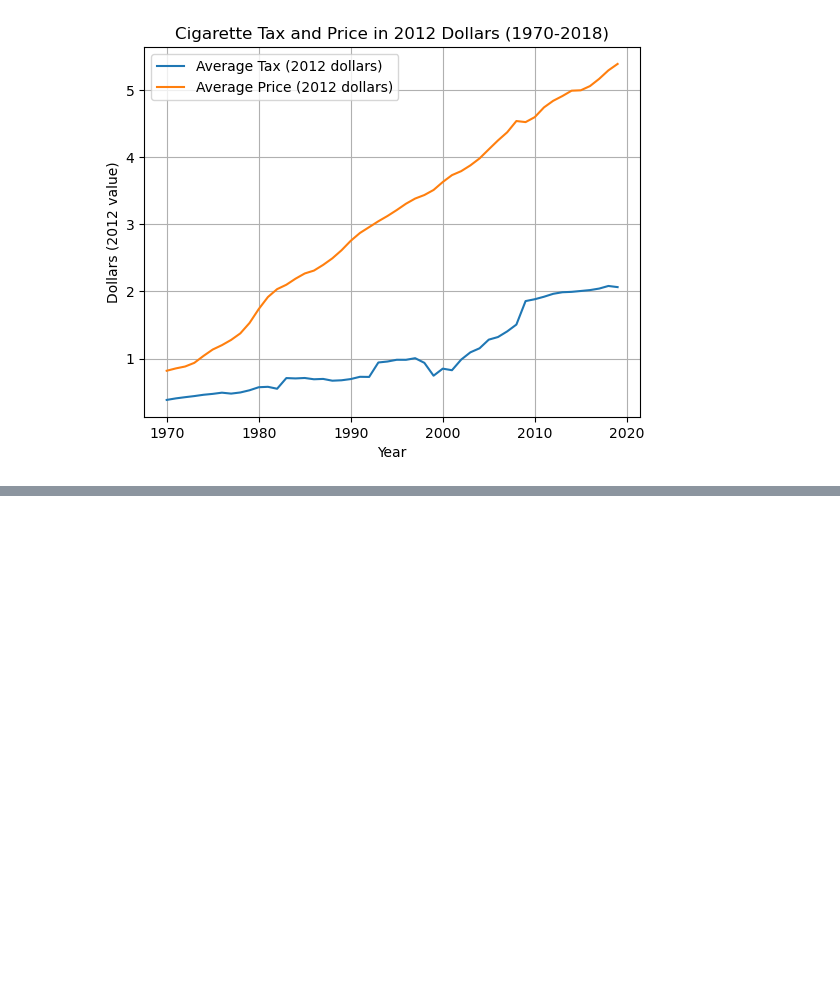
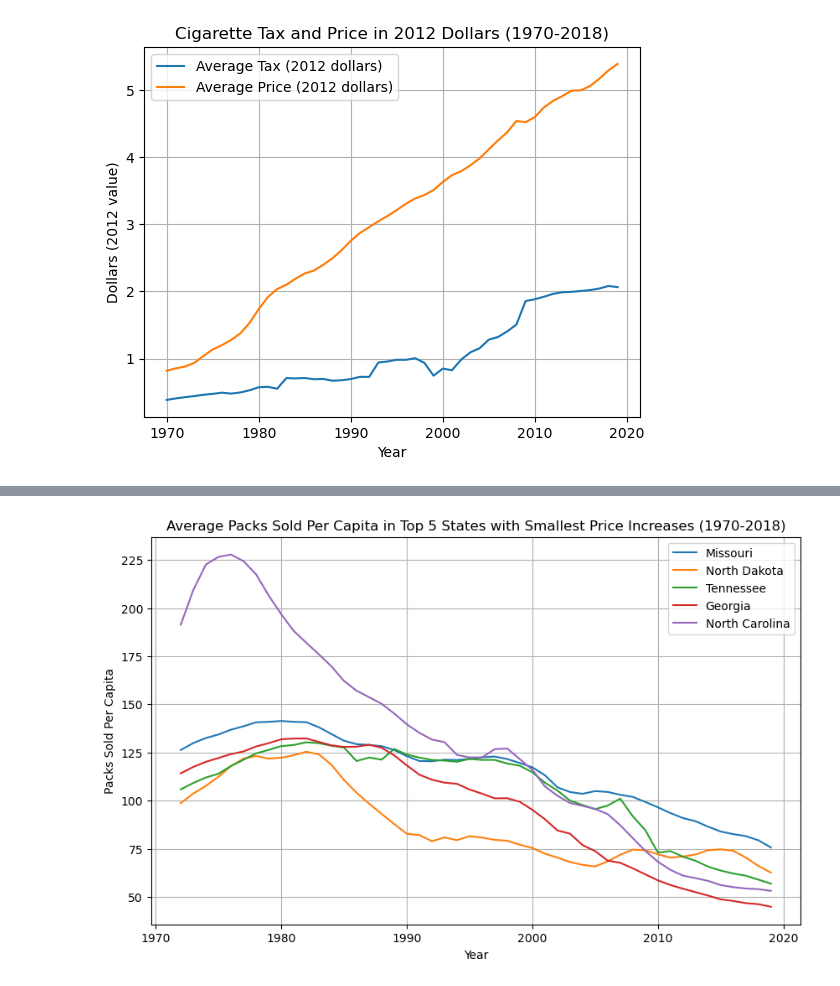
Before and after one commit to rscholt/HW3, a Jupyter notebook: submission 1/analysis/hw3.ipynb, the cells around one changed output, grey strips where cells are left out. Cells and saved outputs as stored; diff of their text form; code cells hidden in the pictures; blank space fills up the shorter version.

```diff
--- a/submission 1/analysis/hw3.ipynb
+++ b/submission 1/analysis/hw3.ipynb
@@ -56,0 +78,18 @@ plt.show()
+# %%
+# Top 5 states with the smallest price increase
+small_5_states = price_increase_by_state.nsmallest(5).index
+small_5_data = data[data['state'].isin(small_5_states)]
+
+plt.figure(figsize=(10, 6))
+for state in small_5_states:
+    state_data = small_5_data[small_5_data['state'] == state]
+    plt.plot(state_data['Year'], state_data['sales_per_capita'].rolling(window=3).mean(), label=state)
+
+plt.title('Average Packs Sold Per Capita in Top 5 States with Smallest Price Increases (1970-2018)')
+plt.xlabel('Year')
+plt.ylabel('Packs Sold Per Capita')
+plt.legend()
+plt.grid(True)
+plt.show()
+# %% [output]
+[figure, added]
```
Also changed, not shown: parts of 3 cells of this notebook.
